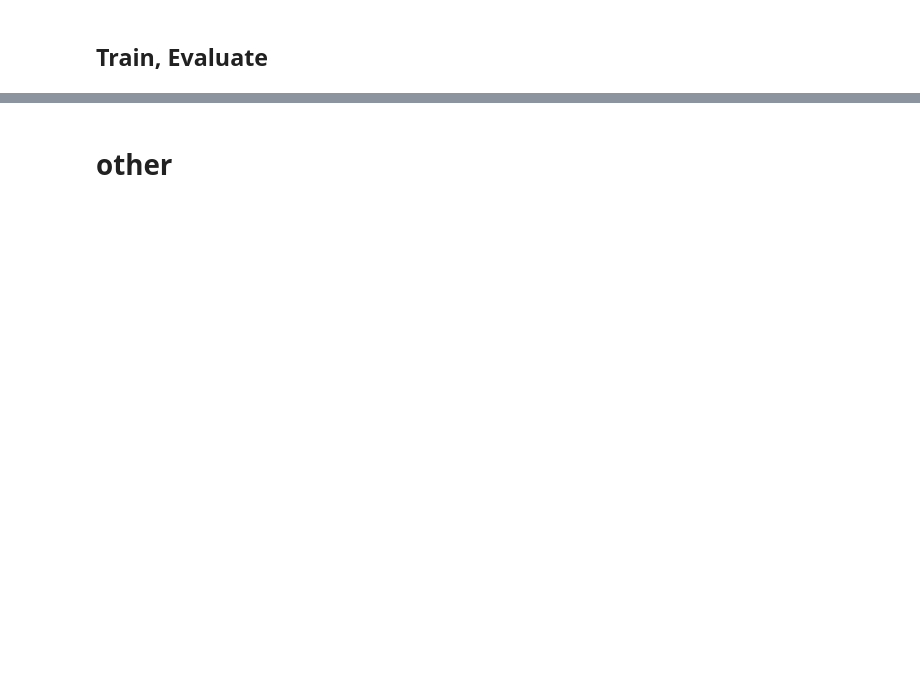
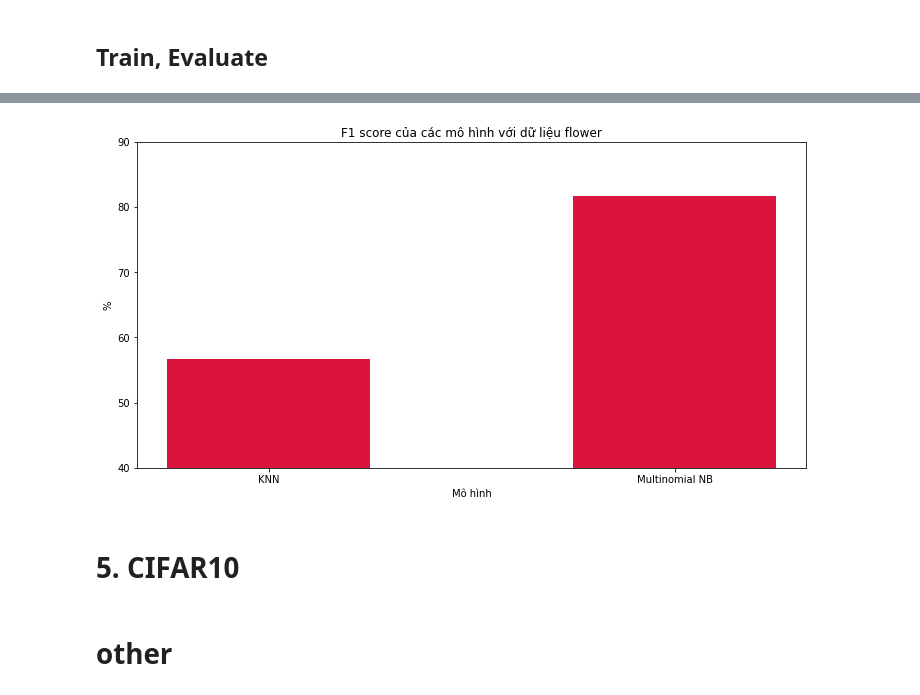
Before and after one commit to NguyenMguyen/CE-Project, a Jupyter notebook: knn_mnb.ipynb, the cells around one changed output, grey strips where cells are left out. Cells and saved outputs as stored; diff of their text form; code cells hidden in the pictures; blank space fills up the shorter version.

```diff
--- a/knn_mnb.ipynb
+++ b/knn_mnb.ipynb
@@ -405,3 +418,17 @@ print(y_test)
+# %%
+# Về F1 score
+plt.figure(figsize=(12, 6))
+plt.title('F1 score của các mô hình với dữ liệu flower')
+plt.xlabel('Mô hình')
+plt.ylabel('%')
+plt.ylim(40, 90)
+plt.bar(models, np.array(f1_scores) * 100, color='crimson', width=0.5, label='F1')
+plt.savefig('image/knn_mnb/flower_f1_comparision.png', facecolor='whitesmoke')
+plt.show()
+# %% [output]
+[figure, added]
+# %% [markdown]
+# 5. CIFAR10
 # %% [markdown]
 # other
 # %%
```
Also changed, not shown: parts of 13 cells of this notebook, 3 other files.
